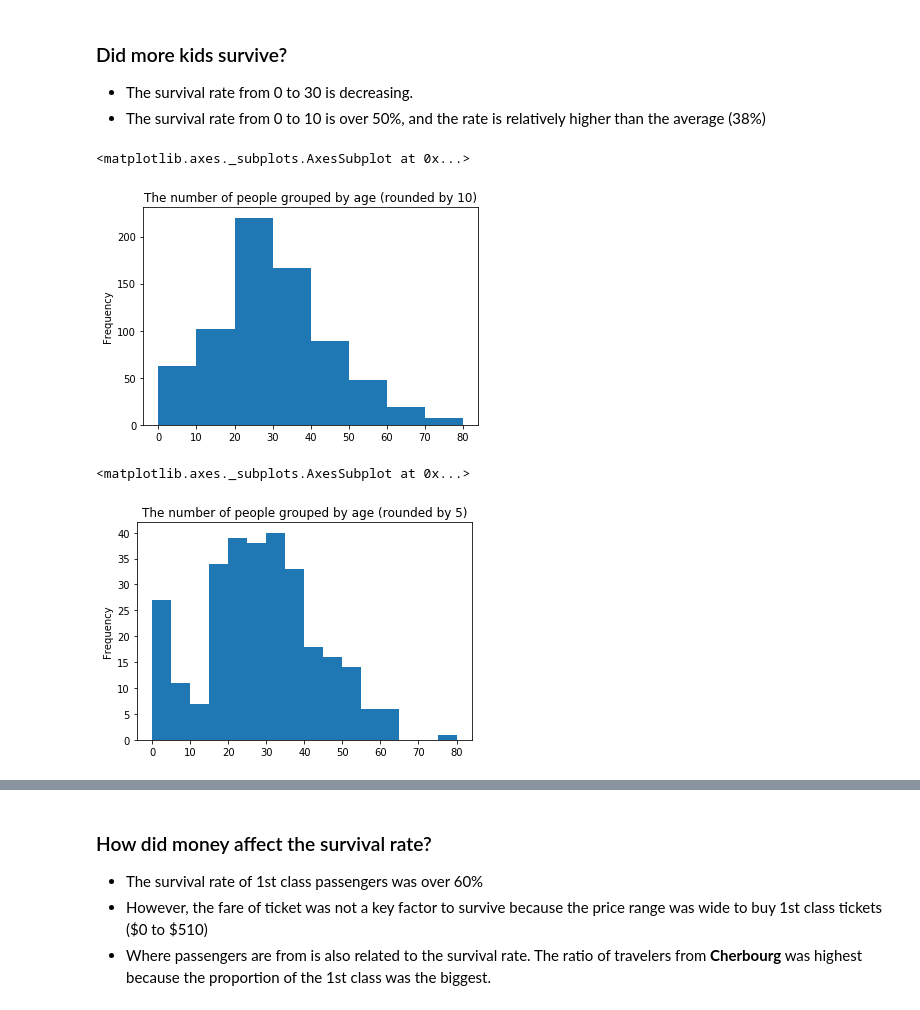
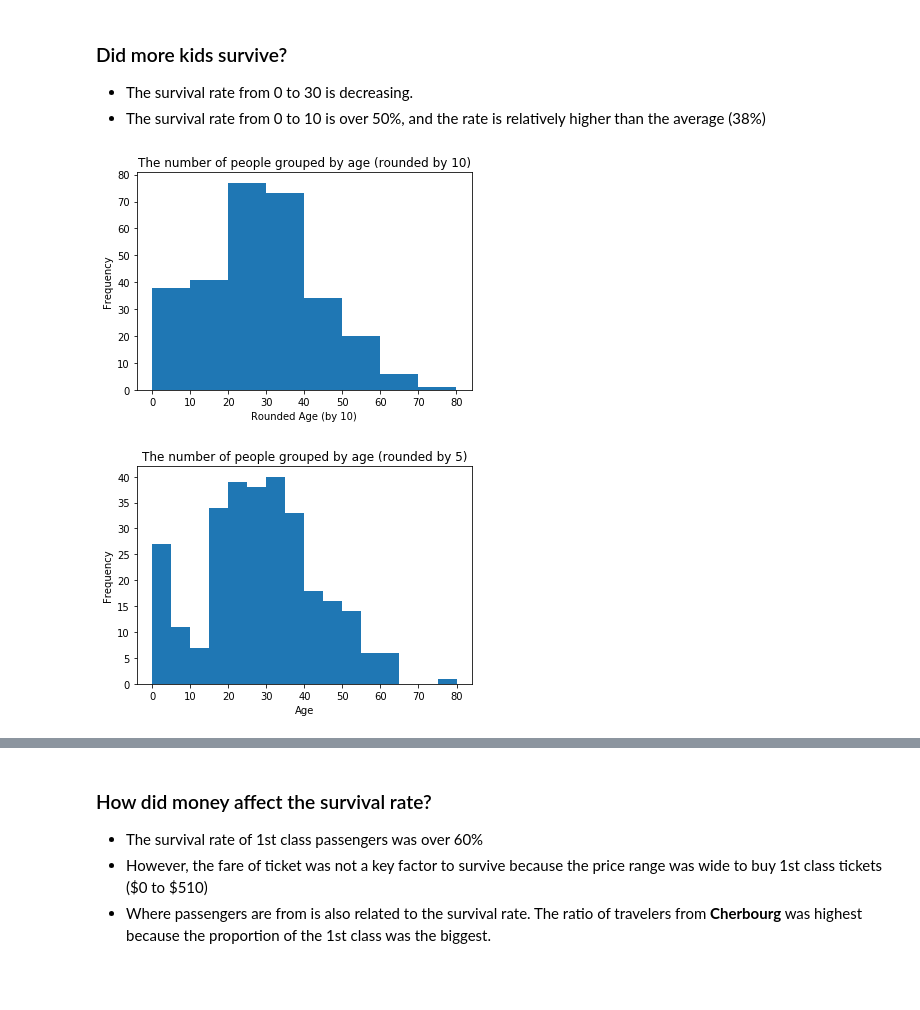
Before and after one commit to marcosdeseul/data-analysis, a Jupyter notebook: titanic-data-analysis/Titanic data.ipynb, the cells around one changed output, grey strips where cells are left out. Cells and saved outputs as stored; diff of their text form; code cells hidden in the pictures; blank space fills up the shorter version.

```diff
--- a/titanic-data-analysis/Titanic data.ipynb
+++ b/titanic-data-analysis/Titanic data.ipynb
@@ -73,3 +73,13 @@ def get_ratio_plot(target, title=None):
+# %%
+def get_histogram_plot(target, bins=10, title=None, xlabel=None, dropna=False):
+    assert(title is not None)
+    assert(xlabel is not None)
+
+    target_df = df[df["Survived"] == 1][target]
+    if dropna:
+        target_df = target_df.dropna()
+    ax = target_df.plot(kind="hist", bins=bins, title=title)
+    ax.set(xlabel=xlabel)
 # %% [markdown]
 ### General Information
 
@@ -212,18 +227,23 @@ Name: Survived, dtype: float64
 # %%
 bin_size = 8
 df["AroundAge"] = df["Age"] - df["Age"] % 10
-df["AroundAge"].dropna().plot(kind="hist", bins=bin_size, title="The number of people grouped by age (rounded by 10)")
+get_histogram_plot("AroundAge",
+                   bins=bin_size,
+                   title="The number of people grouped by age (rounded by 10)",
+                   dropna=True,
+                   xlabel="Rounded Age (by 10)")
 # %% [output]
-<matplotlib.axes._subplots.AxesSubplot at 0x...>
-[figure, old version]
+[figure, new version]
 # %%
 divider = 5
 bin_size = bin_size * 10 // divider
 df["AroundAge"] = df["Age"] - df["Age"] % divider
-df[df["Survived"] == 1]["AroundAge"].dropna().plot(kind="hist", bins=bin_size, title="The number of people grouped by age (rounded by 5)")
+get_histogram_plot("AroundAge",
+                   title="The number of people grouped by age (rounded by 5)",
+                   xlabel="Age",
+                   bins=bin_size)
 # %% [output]
-<matplotlib.axes._subplots.AxesSubplot at 0x...>
-[figure, old version]
+[figure, new version]
 # %%
 around_age_size = df.groupby(["AroundAge"]).size()
 survival_size_by_age = df.groupby(["AroundAge"]).sum()["Survived"]
```
Also changed, not shown: parts of 14 cells of this notebook, 2 other files.
